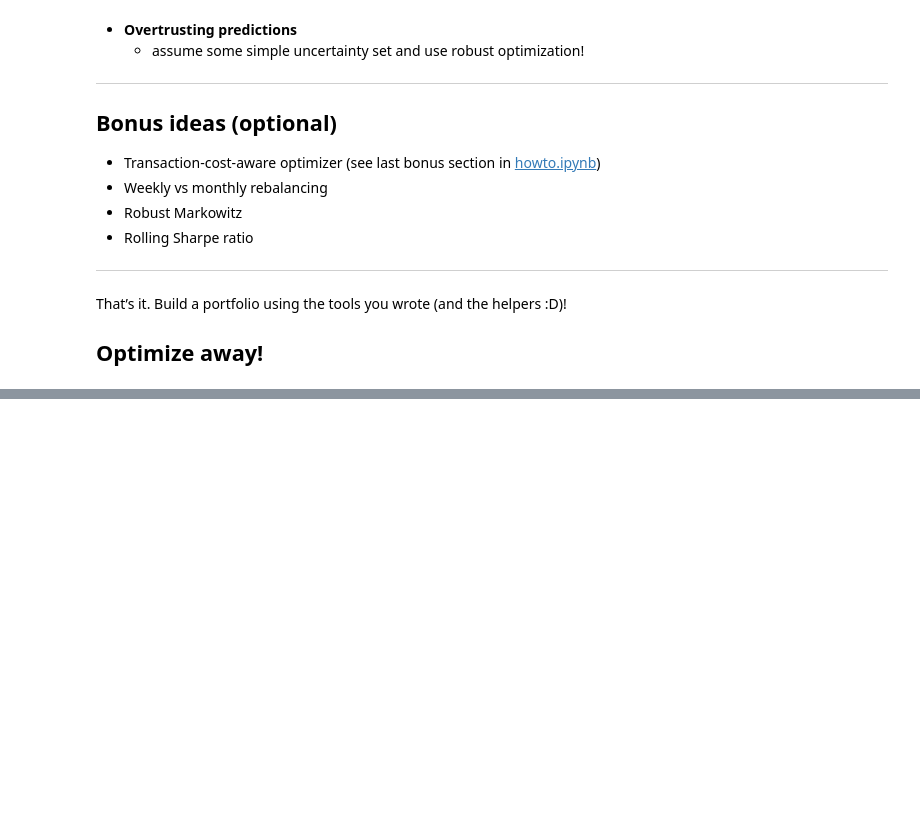
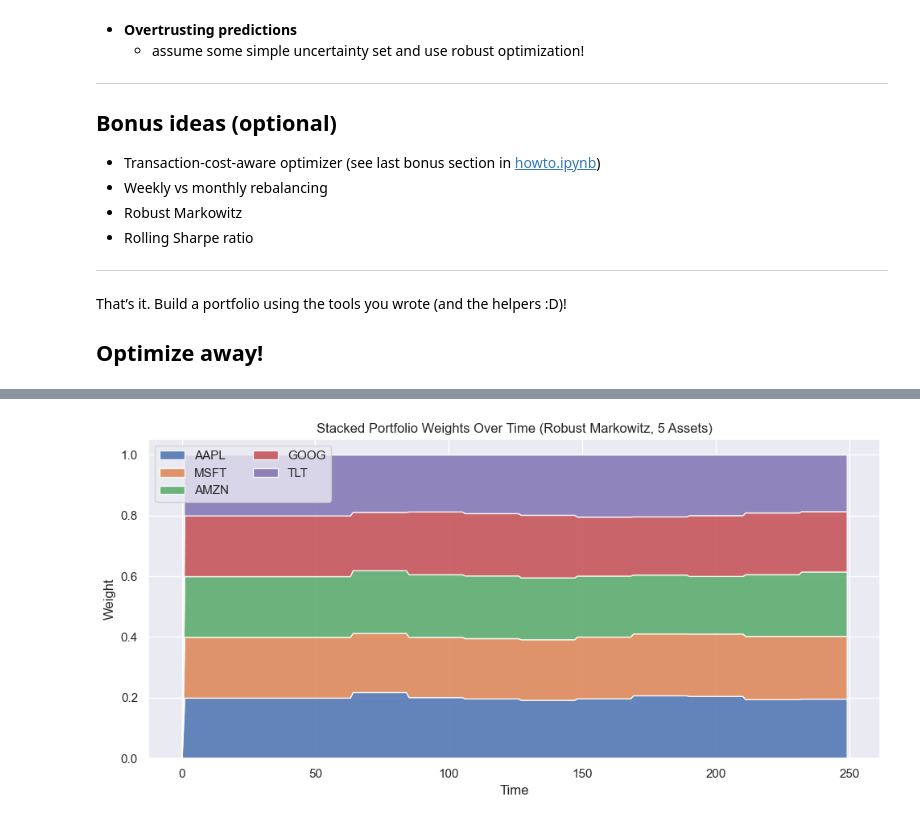
Before and after one commit to parthchafle10/Predict2Optimize-WiDS-2025, a Jupyter notebook: week5/task5.ipynb, the cells around one changed output, grey strips where cells are left out. Saved outputs shown, nothing was run; the diff lists cells and outputs as text; code cells hidden in the pictures; blank space fills up the shorter version.

```diff
--- a/week5/task5.ipynb
+++ b/week5/task5.ipynb
@@ -447,0 +476,24 @@ Sharpe ratio    : 0.2034
+# %%
+selected_tickers = ["AAPL", "MSFT", "AMZN", "GOOG", "TLT"]
+ticker_idx = [tickers.index(t) for t in selected_tickers]
+
+weights = results_robust["weights"][:, ticker_idx]
+
+plt.figure(figsize=(10,5))
+
+plt.stackplot(
+    range(weights.shape[0]),
+    weights.T,
+    labels=selected_tickers,
+    alpha=0.85
+)
+
+plt.title("Stacked Portfolio Weights Over Time (Robust Markowitz, 5 Assets)")
+plt.xlabel("Time")
+plt.ylabel("Weight")
+plt.legend(loc="upper left", ncol=2)
+plt.grid(True)
+plt.tight_layout()
+plt.show()
+# %% [output]
+[figure, added]
```
Also changed, not shown: parts of 7 cells of this notebook, 1 other file.
